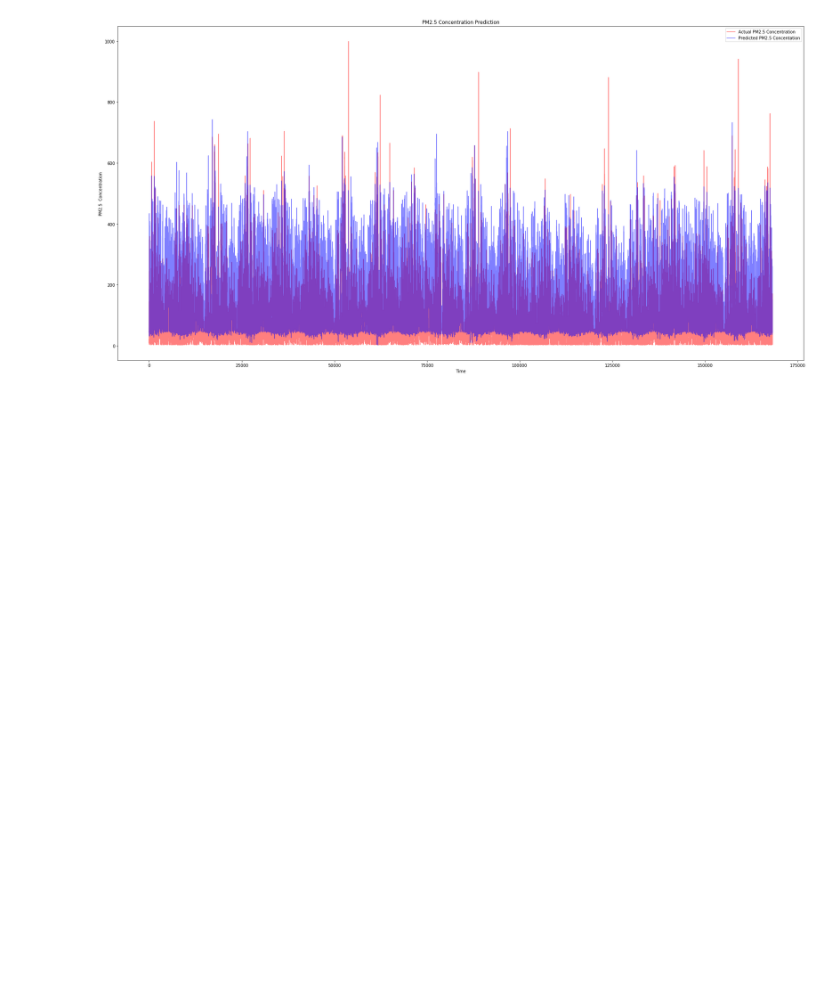
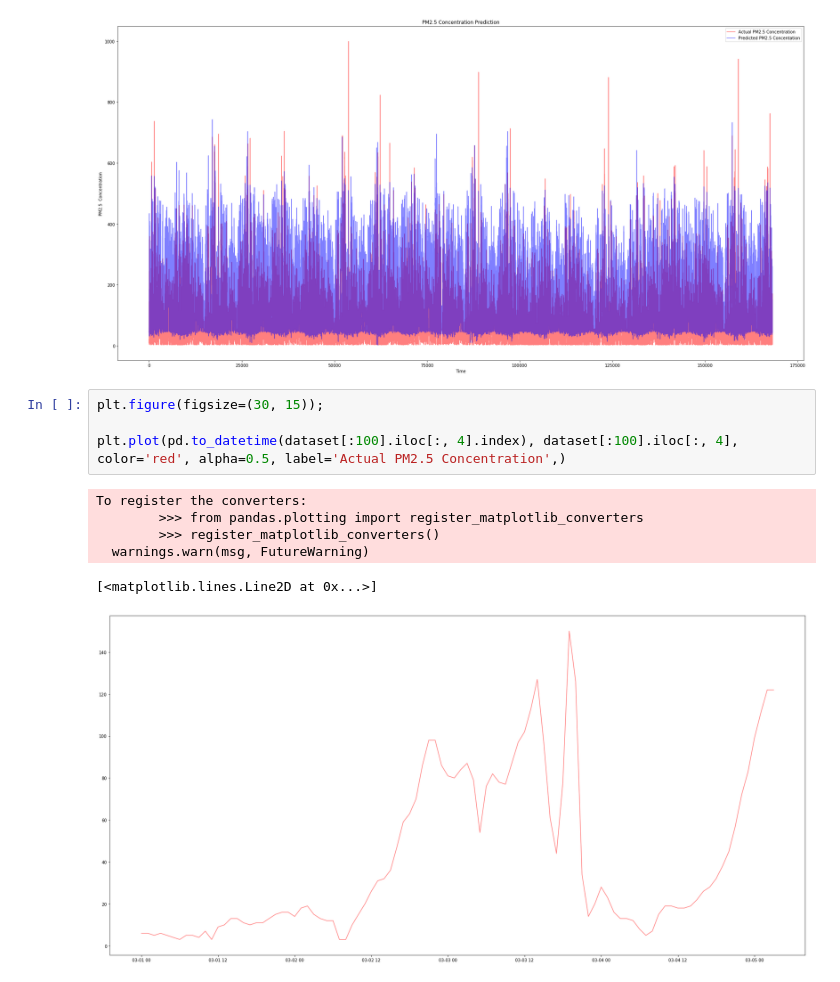
Before and after one commit to harryli18/hybrid-rnn-models, a Jupyter notebook: notebooks/GRU_LSTM_total_dataset.ipynb, the cells around one changed output. Saved outputs shown, nothing was run; the diff lists cells and outputs as text; blank space fills up the shorter version.

```diff
--- a/notebooks/GRU_LSTM_total_dataset.ipynb
+++ b/notebooks/GRU_LSTM_total_dataset.ipynb
@@ -233,3 +251,14 @@ plot_predictions(y_valid[:, 0:1],y_valid_pred[:, 0:1])
 plot_predictions(y_valid_origin, y_valid_pred_origin[:,0:1])
 # %% [output]
 [figure]
+# %%
+plt.figure(figsize=(30, 15));
+
+plt.plot(pd.to_datetime(dataset[:100].iloc[:, 4].index), dataset[:100].iloc[:, 4], color='red', alpha=0.5, label='Actual PM2.5 Concentration',)
+# %% [output]
+To register the converters:
+        >>> from pandas.plotting import register_matplotlib_converters
+        >>> register_matplotlib_converters()
+  warnings.warn(msg, FutureWarning)
+[<matplotlib.lines.Line2D at 0x...>]
+[figure, added]
```
Also changed, not shown: parts of 8 cells of this notebook, 33 other files.
